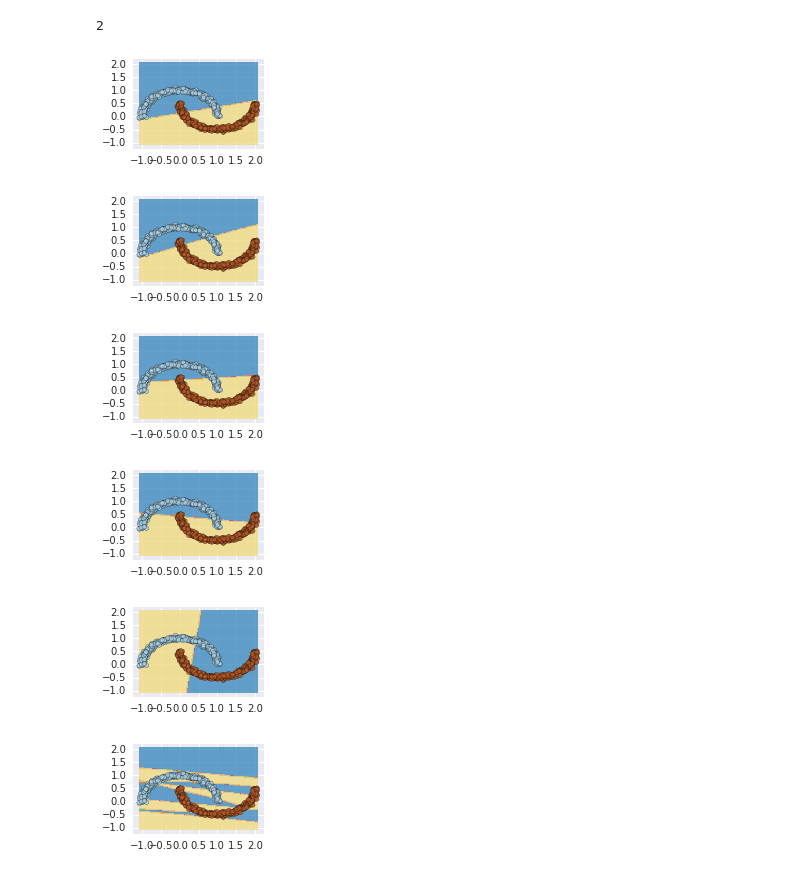
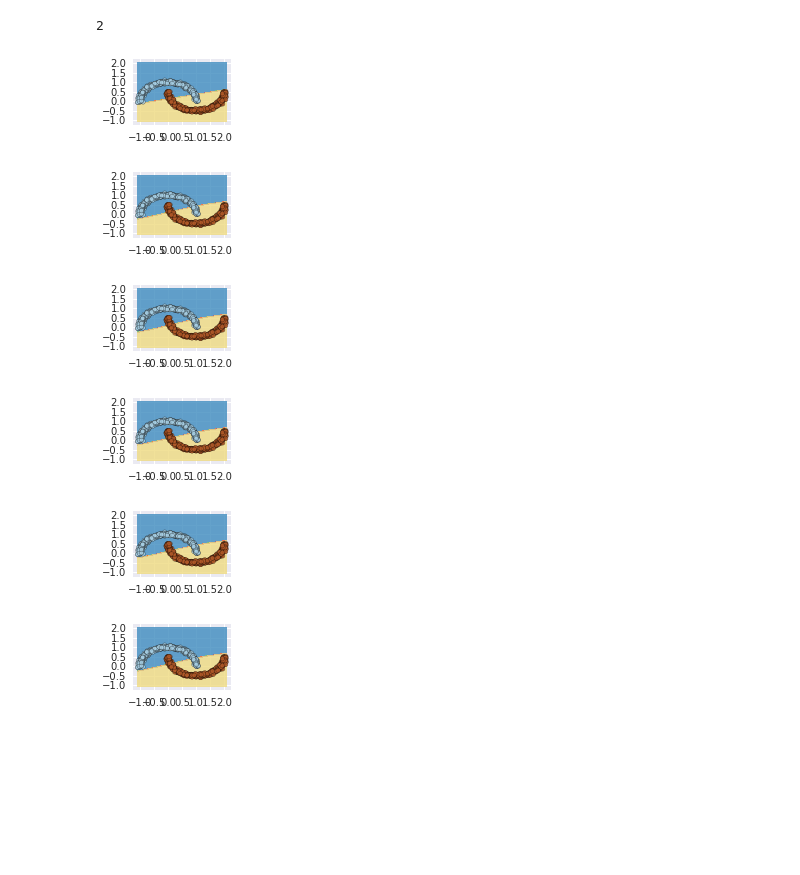
Before and after one commit to kudkudak/r2-learner, a Jupyter notebook: sketchbook.ipynb, the cells around one changed output. Drawn from its saved outputs; the diff is of its cells as text; code cells hidden in the pictures; blank space fills up the shorter version.

```diff
--- a/sketchbook.ipynb
+++ b/sketchbook.ipynb
@@ -140,6 +140,9 @@ class R2SVMLearner(BaseEstimator):
         self.W, sigmas, = [], [] # self.depth - 1 sized arrays containing needed objects
         self.models_ = [self.base_cls(**self.cls_params).fit(X, Y)]
 
+        self.X_lin = []
+        self.X_tr = []
+
         X_mod = np.zeros(shape=X.shape)
 
         if not hasattr(self.models_[-1], "coef_") or not hasattr(self.models_[-1], "intercept_"):
@@ -152,6 +155,9 @@ class R2SVMLearner(BaseEstimator):
             # Please note that we are doing transposition as opposed to paper
             self.W.append(np.random.normal(0, 1, size=(sigmas[-1].shape[1], X.shape[1])))
             X_mod += np.dot(sigmas[-1], self.W[-1])
+
+            self.X_lin.append(X + self.beta * X_mod)
+            self.X_tr.append(self.transf(X + self.beta * X_mod))
 
             self.models_.append(self.base_cls(**self.cls_params).fit(self.transf(X + self.beta * X_mod), Y))
 
@@ -175,13 +181,14 @@ class R2SVMLearner(BaseEstimator):
         sigmas = []
 
         for i in range(self.depth - 1):
-            sigmas.append(self.models_[-1].predict(X if i == 0 else self.transf(X + self.beta * X_mod)))
+            sigmas.append(self.models_[i].predict(X if i == 0 else self.transf(X + self.beta * X_mod)))
             X_mod += np.dot(sigmas[-1], self.W[i])
 
         Y = self.models_[-1].predict(X if self.depth == 1 else self.transf(X + self.beta * X_mod))
 
         return Y[0] if ravel else Y
 # %%
-model = R2SVMLearner(depth=2, cls_params={'C': 3, 'kernel': 'linear'})
-model.fit(X_spiral, Y_spiral)
+model = R2SVMLearner(depth=10, cls_params={'C': 3, 'kernel': 'linear'})
+model.fit(X_moon, Y_moon)
+print model.W[0]
 # %% [output]
@@ -190,0 +204,7 @@ R2SVMLearner(base_cls=<class '__main__.SVCWrapper'>, beta=0.1,
+# %%
+x, y = np.linspace(X.min(), X.max(), N),  np.linspace(X.min(), X.max(), N)
+xx, yy = np.meshgrid(x, y)
+z = model.predict(np.c_[xx.ravel(), yy.ravel()])
+plt.contourf(xx, yy, z.reshape(N,N), cmap=plt.cm.Paired, alpha=0.8)
+plt.scatter(X[:,0], X[:,1], c=Y,  cmap=plt.cm.Paired, alpha=0.8)
+plt.show()
@@ -220,13 +249,13 @@ len(X_spiral.shape)
 # %% [output]
 2
 # %%
-run_and_plot(X_moon, Y_moon, beta=1, max_depth=6, r2learn_params = {'C': 1, 'kernel': 'linear'})
+run_and_plot(X_moon, Y_moon, beta=0.01, max_depth=6, r2learn_params = {'kernel': 'linear'})
 # %% [output]
-[figure, old version]
+[figure, new version]
-[figure, old version]
+[figure, new version]
-[figure, old version]
+[figure, new version]
-[figure, old version]
+[figure, new version]
-[figure, old version]
+[figure, new version]
-[figure, old version]
+[figure, new version]
 # %%
 #TODO: add test that we have convergence (and improvement) on both spiral and moon dataset as depth increases
```
Also changed, not shown: parts of 4 cells of this notebook.
